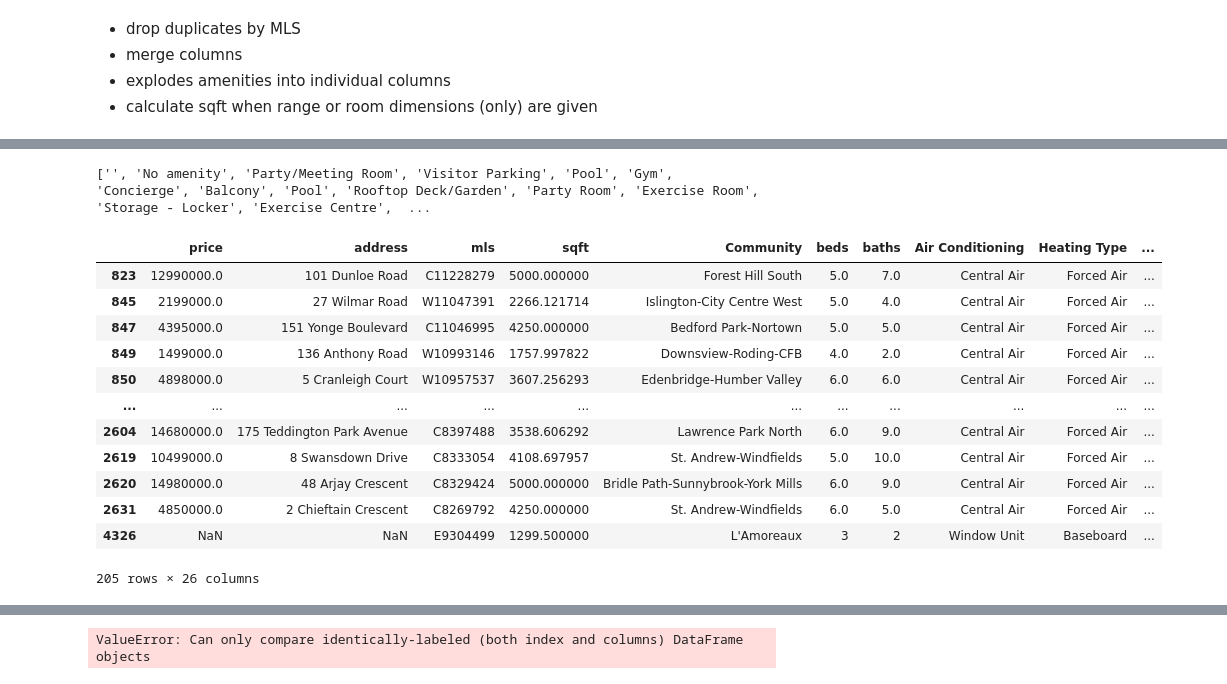
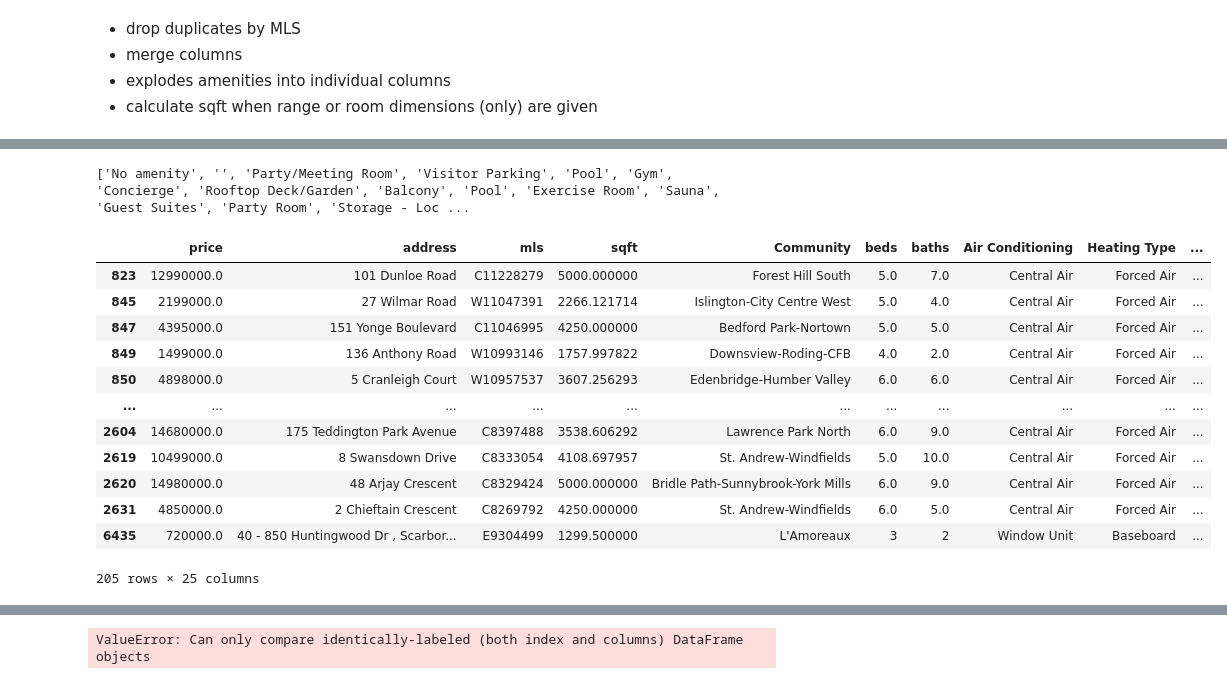
Before and after one commit to sunnyjen/CME358-Final_project, a Jupyter notebook: 2_data_cleaning/Real estate cleaning and merging pipeline.ipynb, the cells around one changed output, grey strips where cells are left out. Cells and saved outputs as stored; diff of their text form; code cells hidden in the pictures.

Commit message:
revised cleaning pipeline

```diff
--- a/2_data_cleaning/Real estate cleaning and merging pipeline.ipynb
+++ b/2_data_cleaning/Real estate cleaning and merging pipeline.ipynb
@@ -169,10 +151,12 @@ house_sigma = pd.read_csv(parent_dir/"0_raw_data"/"house_data"/"properties_house
 # %%
-def clean_real_estate(realtor, zolo, house_sigma):
+def clean_real_estate(realtor, zolo, house_sigma, house_sigma_overview):
 
     """Cleans and processes realtor, zolo, and house_sigma dataframes."""
 
     ##### REALTOR #####
     # Drop NaN MLSs and duplicate MLSs
+    # Doubled checked many samples of MLSs and some listings just did not have a leading letter in the MLS.
+
     realtor.dropna(subset=['mls'], inplace=True)
     realtor.drop_duplicates(subset=['mls'], inplace=True)
 
@@ -212,13 +196,14 @@ def clean_real_estate(realtor, zolo, house_sigma):
 
 
     ##### ZOLO #####
+
     # Drop NaN MLSs and duplicate MLSs
     zolo["mls"] = zolo["mls"].astype(str).str[3:].str.replace("®", "", regex=False).str.strip()
 
     zolo.dropna(subset=['mls'], inplace=True)
     zolo.drop_duplicates(subset=['mls'], inplace=True)
 
-    # Also cannot use any listings without address.
+    # Also cannot use any listings without an address.
     zolo.dropna(subset=['address'], inplace=True)
 
     # Get clean street address
@@ -271,12 +256,8 @@ def clean_real_estate(realtor, zolo, house_sigma):
         axis=1
     )
 
+
     ##### House Sigma #####
-
-    # # Numeric price
-    # house_sigma = numeric_price(house_sigma, ["Listed Price", "Sold Price"])
-    # house_sigma["price"] = house_sigma["Listed Price"]
-    # house_sigma = house_sigma[~house_sigma["price"].str.contains("Monthly | Weekly", case=False, na=False)]
 
     new_row = pd.DataFrame([house_sigma.columns], columns=house_sigma.columns)
 
@@ -330,7 +311,15 @@ def clean_real_estate(realtor, zolo, house_sigma):
     # Additionally, replace NaN values explicitly with None or "No Amenity"
     house_sigma["Amenities:"] = house_sigma["Amenities:"].fillna("No amenity")
 
-    return realtor, zolo, house_sigma
+    house_sigma_merged = pd.merge(house_sigma_overview, house_sigma, on="link", how="left")
+
+    # Filter out listings for rent and convert price to float.
+
+    house_sigma_merged = house_sigma_merged[~house_sigma_merged["Listed Price"].str.contains("Monthly | Weekly", case=False, na=False)]
+    house_sigma_merged = numeric_price(house_sigma_merged, ["Listed Price", "Sold Price"])
+    house_sigma_merged["price"] = house_sigma_merged["Listed Price"]
+
+    return realtor, zolo, house_sigma_merged
 # %%
 def get_top_amenities(realtor, zolo, house_sigma):
     """Gets bools for top 10 amenities across all three real estate dfs."""
@@ -412,7 +401,7 @@ def merge_real_estate(realtor, zolo, house_sigma):
 
     # Get the top 20 amenities based on the count
     counter = get_top_amenities(realtor, zolo, house_sigma)
-    top_20_amenities = counter.most_common(20)
+    top_20_amenities = counter.most_common(21) # Used top 21 because "" shows up as a frequent "amenity".
 
     # Extract the names of the top 20 amenities
     top_20_amenity_names = [amenity[0].strip() for amenity in top_20_amenities]
@@ -445,25 +444,32 @@ def merge_real_estate(realtor, zolo, house_sigma):
+# %%
+parent_dir = Path.cwd().parent
+realtor = pd.read_csv(parent_dir/"0_raw_data"/"house_data"/"realtorcom_listings.csv")
+zolo = pd.read_csv(parent_dir/"1_data_extraction"/"temp_csvs"/"newest_zolo_with_mls.csv")
+house_sigma = pd.read_csv(parent_dir/"0_raw_data"/"house_data"/"properties_housesigma.csv")
+house_sigma_overview = pd.read_csv(parent_dir/"0_raw_data"/"house_data"/"housesigma_data_with_coords.csv")
 # %%
-realtor, zolo, house_sigma = clean_real_estate(realtor, zolo, house_sigma)
-merged = merge_real_estate(realtor, zolo, house_sigma)
+realtor_cleaned, zolo_cleaned, house_sigma_cleaned = clean_real_estate(realtor, zolo, house_sigma, house_sigma_overview)
+merged = merge_real_estate(realtor_cleaned, zolo_cleaned, house_sigma_cleaned)
 # %% [output]
-['', 'No amenity', 'Party/Meeting Room', 'Visitor Parking', 'Pool', 'Gym', 'Concierge', 'Balcony', 'Pool', 'Rooftop Deck/Garden', 'Party Room', 'Exercise Room', 'Storage - Locker', 'Exercise Centre',  ...
+['No amenity', '', 'Party/Meeting Room', 'Visitor Parking', 'Pool', 'Gym', 'Concierge', 'Rooftop Deck/Garden', 'Balcony', 'Pool', 'Exercise Room', 'Sauna', 'Guest Suites', 'Party Room', 'Storage - Loc ...
 # %%
-merged = merged.loc[:, ~merged.columns.duplicated(keep='first')]
+merged = merged.drop(columns=[""])
+merged = merged.loc[:, ~merged.columns.duplicated(keep='last')]
 merged[merged["Pool"] ==1]
 # %% [output]
 |  | price | address | mls | sqft | Community | beds | baths | Air Conditioning | Heating Type | ... |
 | 823 | 12990000.0 | 101 Dunloe Road | C11228279 | 5000.000000 | Forest Hill South | 5.0 | 7.0 | Central Air | Forced Air | ... |
 | 845 | 2199000.0 | 27 Wilmar Road | W11047391 | 2266.121714 | Islington-City Centre West | 5.0 | 4.0 | Central Air | Forced Air | ... |
 | 847 | 4395000.0 | 151 Yonge Boulevard | C11046995 | 4250.000000 | Bedford Park-Nortown | 5.0 | 5.0 | Central Air | Forced Air | ... |
 | 849 | 1499000.0 | 136 Anthony Road | W10993146 | 1757.997822 | Downsview-Roding-CFB | 4.0 | 2.0 | Central Air | Forced Air | ... |
 | 850 | 4898000.0 | 5 Cranleigh Court | W10957537 | 3607.256293 | Edenbridge-Humber Valley | 6.0 | 6.0 | Central Air | Forced Air | ... |
 | ... | ... | ... | ... | ... | ... | ... | ... | ... | ... | ... |
 | 2604 | 14680000.0 | 175 Teddington Park Avenue | C8397488 | 3538.606292 | Lawrence Park North | 6.0 | 9.0 | Central Air | Forced Air | ... |
 | 2619 | 10499000.0 | 8 Swansdown Drive | C8333054 | 4108.697957 | St. Andrew-Windfields | 5.0 | 10.0 | Central Air | Forced Air | ... |
 | 2620 | 14980000.0 | 48 Arjay Crescent | C8329424 | 5000.000000 | Bridle Path-Sunnybrook-York Mills | 6.0 | 9.0 | Central Air | Forced Air | ... |
 | 2631 | 4850000.0 | 2 Chieftain Crescent | C8269792 | 4250.000000 | St. Andrew-Windfields | 6.0 | 5.0 | Central Air | Forced Air | ... |
-| 4326 | NaN | NaN | E9304499 | 1299.500000 | L'Amoreaux | 3 | 2 | Window Unit | Baseboard | ... |
+| 6435 | 720000.0 | 40 - 850 Huntingwood Dr , Scarbor... | E9304499 | 1299.500000 | L'Amoreaux | 3 | 2 | Window Unit | Baseboard | ... |
-205 rows × 26 columns
+205 rows × 25 columns
 # %%
 merged.isna().sum()
 # %% [output]
```
Also changed, not shown: parts of 12 cells of this notebook, 1 other file.
